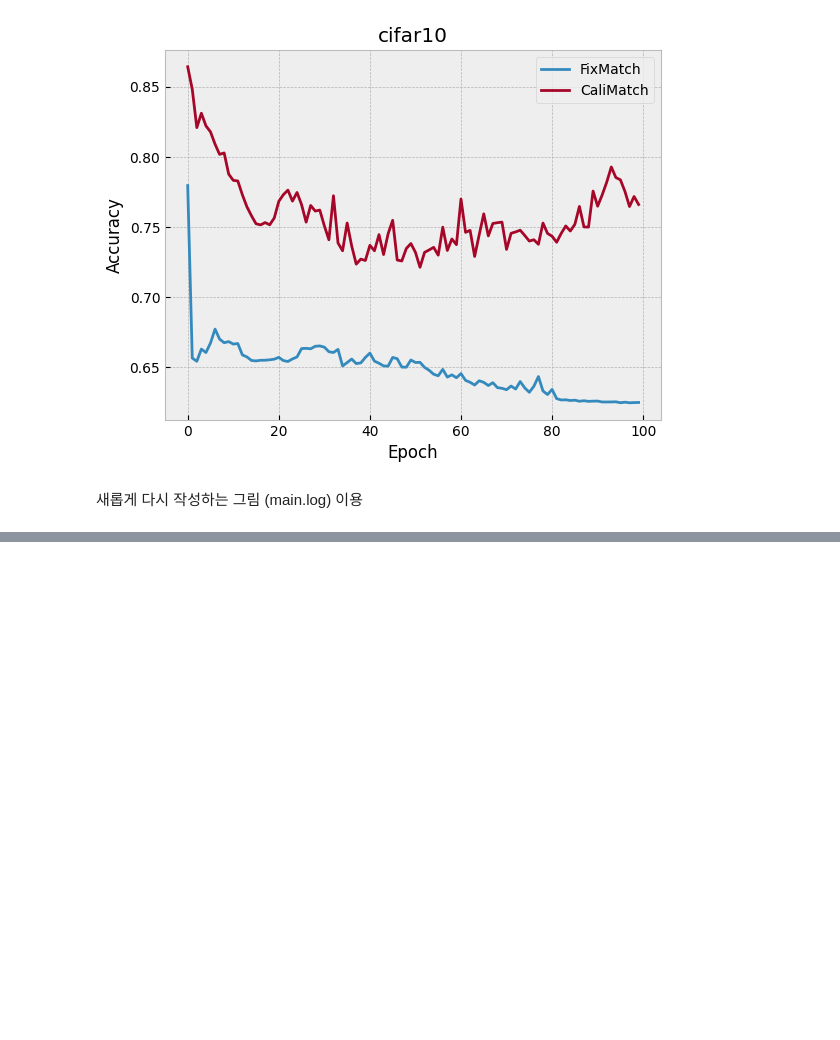
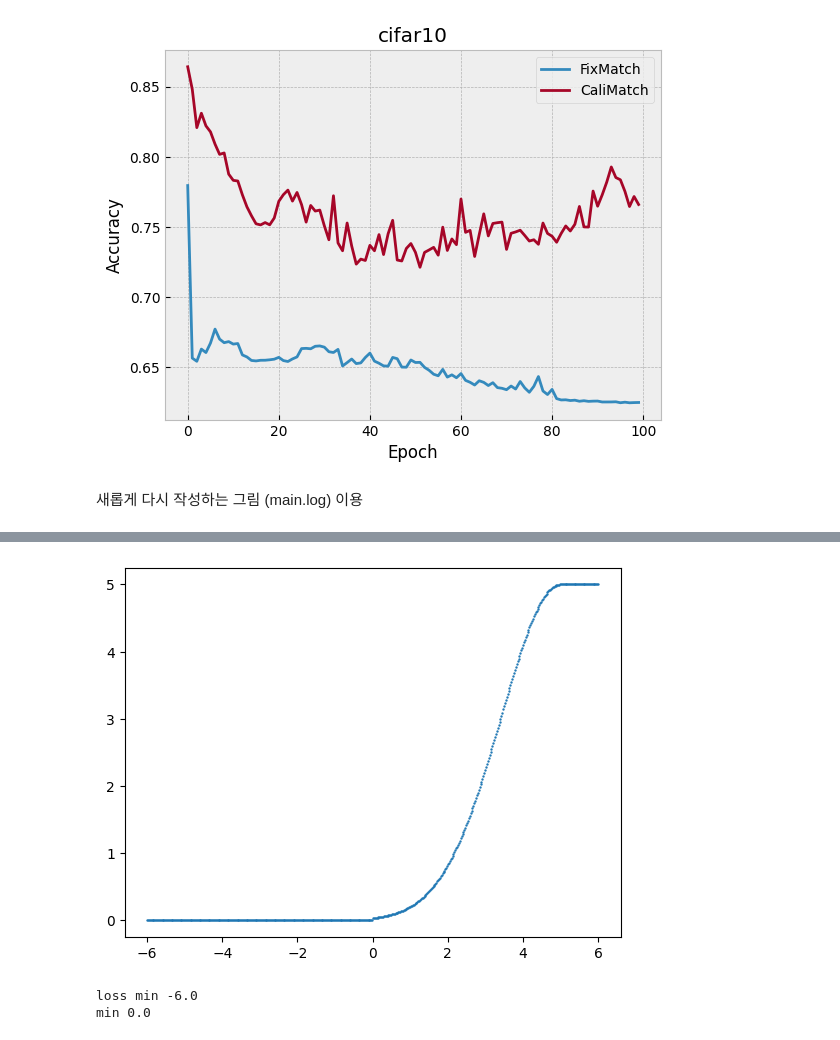
Before and after one commit to bogus215/SafeSSL-Calibration, a Jupyter notebook: jupyters/figure.ipynb, the cells around one changed output, grey strips where cells are left out. Saved outputs shown, nothing was run; the diff lists cells and outputs as text; code cells hidden in the pictures; blank space fills up the shorter version.

```diff
--- a/jupyters/figure.ipynb
+++ b/jupyters/figure.ipynb
@@ -207,0 +234,20 @@ for data in ['CIFAR10', "CIFAR100"]:
+# %%
+import math
+import numpy as np
+
+loss = np.linspace(-6,6,500)
+consis_coef = 5
+min_, max_ = 0.01, 5
+
+coefs = [consis_coef*math.exp(-5 * (1 - min(loss_/max_, 1))**2) * float(loss_>min_) for loss_ in loss]
+
+import matplotlib.pyplot as plt
+plt.scatter(loss, coefs, s=.5)
+plt.show()
+
+print('loss min', loss.min())
+print('min',min(coefs))
+# %% [output]
+[figure, added]
+loss min -6.0
+min 0.0
```
Also changed, not shown: parts of 7 cells of this notebook, 3 other files.
